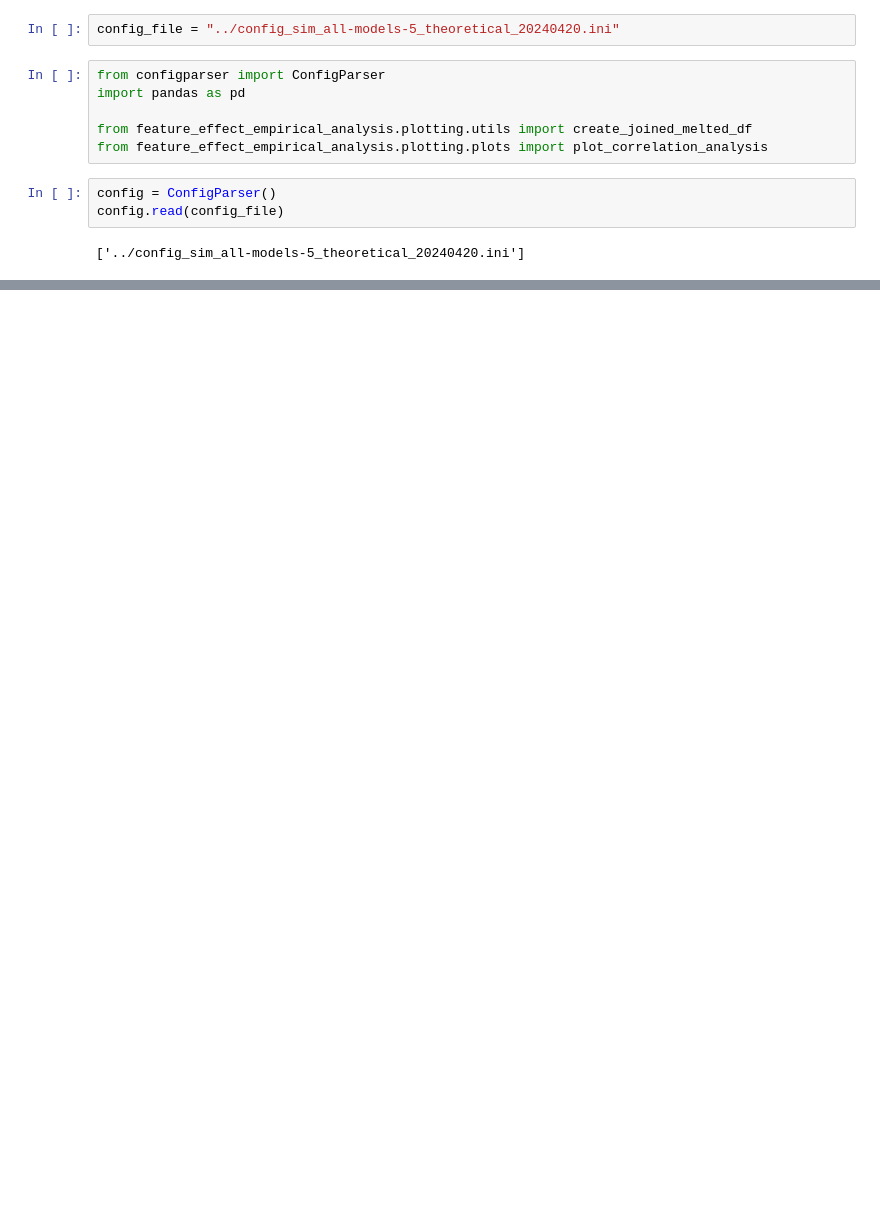
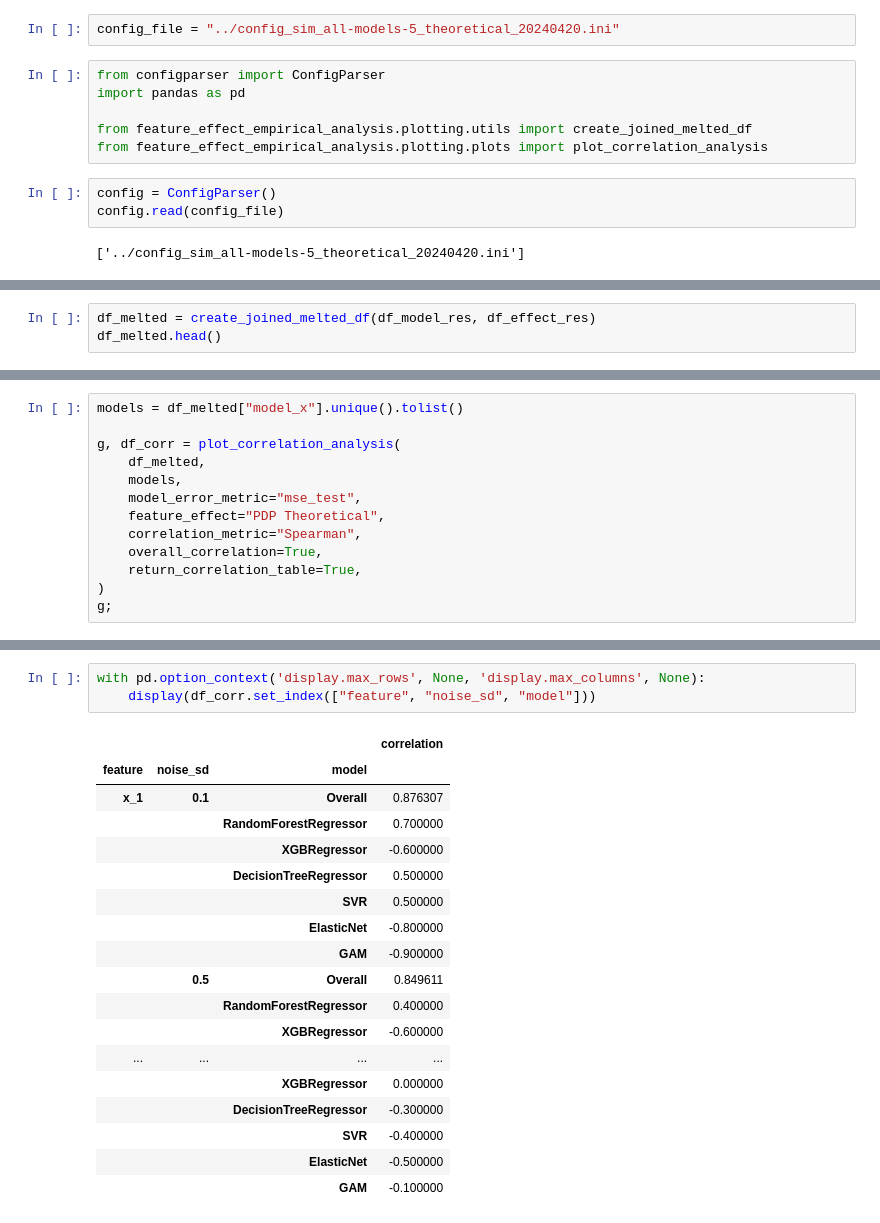
Before and after one commit to timo282/feature-effect-empirical-analysis, a Jupyter notebook: simulations/sim_all-models-5_theoretical_20240420/notebooks/correlation_analysis.ipynb, the cells around one changed output, grey strips where cells are left out. Saved outputs shown, nothing was run; the diff lists cells and outputs as text; blank space fills up the shorter version.

```diff
--- a/simulations/sim_all-models-5_theoretical_20240420/notebooks/correlation_analysis.ipynb
+++ b/simulations/sim_all-models-5_theoretical_20240420/notebooks/correlation_analysis.ipynb
@@ -68,0 +75,3 @@ df_model_res
+# %%
+df_melted = create_joined_melted_df(df_model_res, df_effect_res)
+df_melted.head()
@@ -68,0 +85,13 @@ df_model_res
+# %%
+models = df_melted["model_x"].unique().tolist()
+
+g, df_corr = plot_correlation_analysis(
+    df_melted,
+    models,
+    model_error_metric="mse_test",
+    feature_effect="PDP Theoretical",
+    correlation_metric="Spearman",
+    overall_correlation=True,
+    return_correlation_table=True,
+)
+g;
@@ -68,0 +100,22 @@ df_model_res
+# %%
+with pd.option_context('display.max_rows', None, 'display.max_columns', None):
+    display(df_corr.set_index(["feature", "noise_sd", "model"]))
+# %% [output]
+|  |  |  | correlation |
+| feature | noise_sd | model |  |
+| x_1 | 0.1 | Overall | 0.876307 |
+|  |  | RandomForestRegressor | 0.700000 |
+|  |  | XGBRegressor | -0.600000 |
+|  |  | DecisionTreeRegressor | 0.500000 |
+|  |  | SVR | 0.500000 |
+|  |  | ElasticNet | -0.800000 |
+|  |  | GAM | -0.900000 |
+|  | 0.5 | Overall | 0.849611 |
+|  |  | RandomForestRegressor | 0.400000 |
+|  |  | XGBRegressor | -0.600000 |
+| ... | ... | ... | ... |
+|  |  | XGBRegressor | 0.000000 |
+|  |  | DecisionTreeRegressor | -0.300000 |
+|  |  | SVR | -0.400000 |
+|  |  | ElasticNet | -0.500000 |
+|  |  | GAM | -0.100000 |
```
Also changed, not shown: parts of 21 cells of this notebook, 3 other files.
